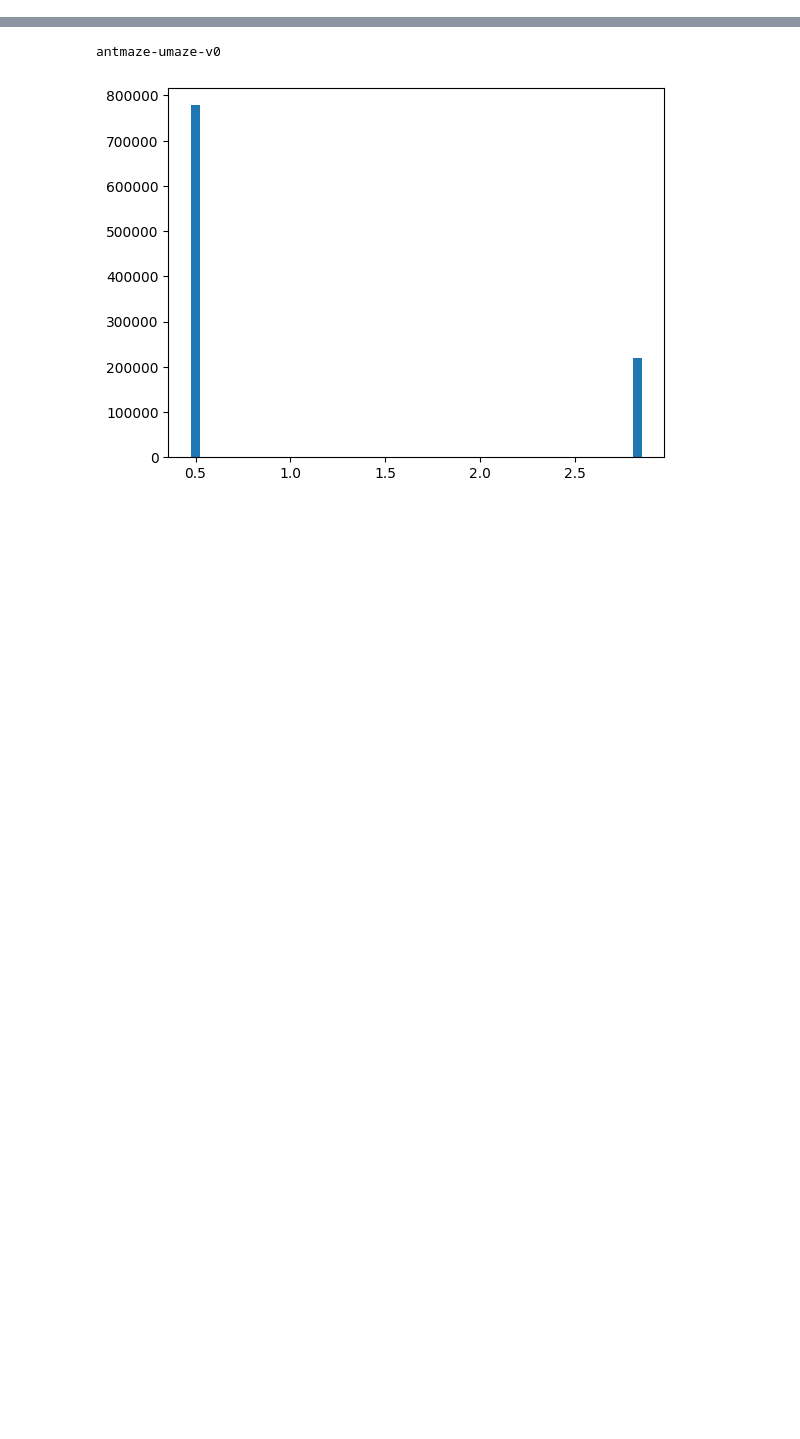
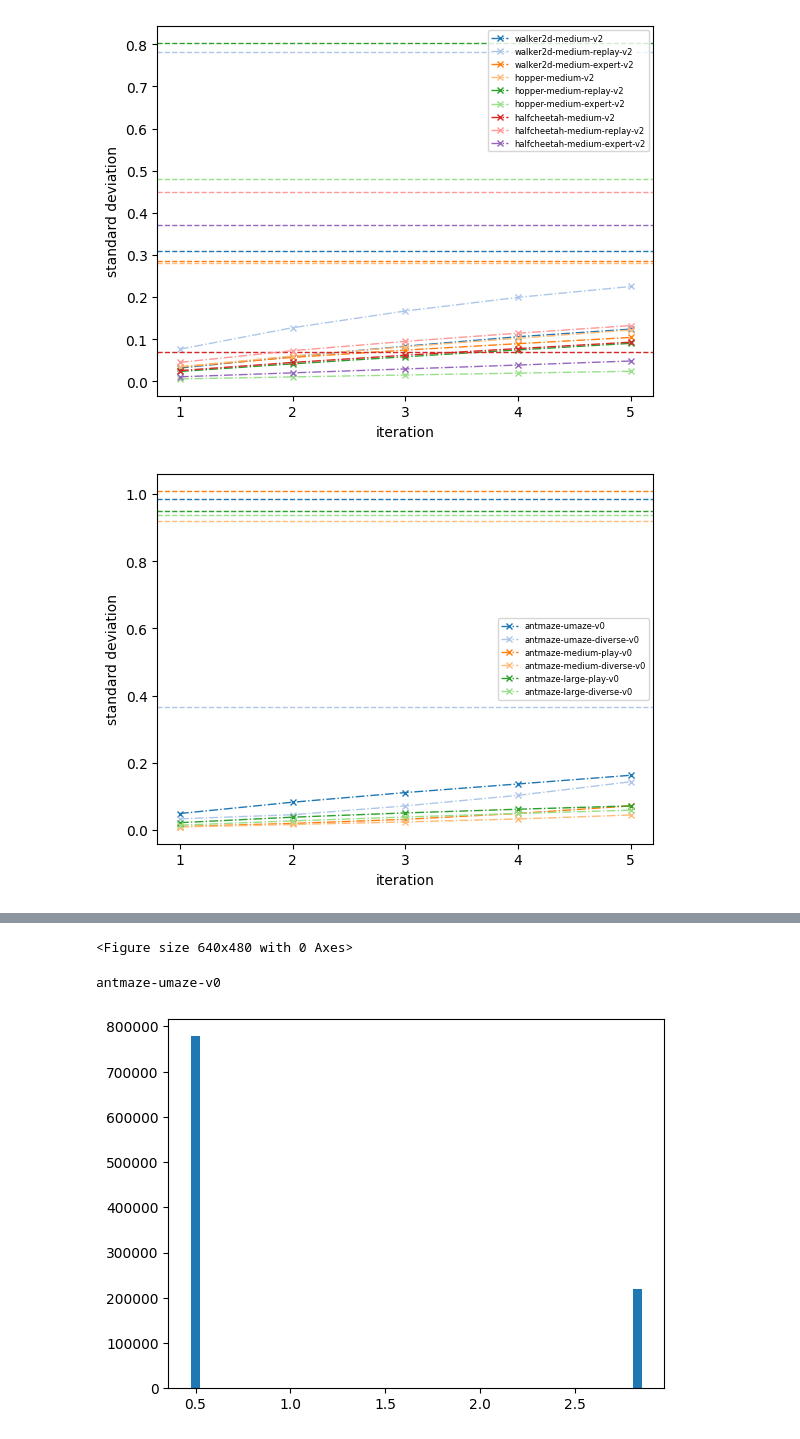
Before and after one commit to yueyang130/SEEM, a Jupyter notebook: load_weights.ipynb, the cells around one changed output, grey strips where cells are left out. Saved outputs shown, nothing was run; the diff lists cells and outputs as text; code cells hidden in the pictures; blank space fills up the shorter version.

Commit message:
plot std curve

```diff
--- a/load_weights.ipynb
+++ b/load_weights.ipynb
@@ -10,8 +10,8 @@ def load_weights(path):
     w = w / w.sum() * w.shape[0]
     return w
 
-def linear_weights(adv):
-    w = (adv - adv.min()) /  (adv.max() - adv.min()) + 0.2
+def linear_weights(adv, p_base):
+    w = (adv - adv.min()) /  (adv.max() - adv.min()) + p_base
     w = w / w.sum() * w.shape[0]
     return w
 
@@ -29,0 +88,37 @@ def vis(dist, bins):
+# %%
+import matplotlib.pyplot as plt
+
+def plot_multiple_curves(x, y_list, oracle_list, labels, colors):
+    for i in range(len(y_list)):
+        plt.plot(x, y_list[i], linestyle='-.', label=labels[i], color=colors[i], linewidth=1,
+            marker='x', markersize=4, markeredgewidth = 1,)
+        plt.axhline(y=oracle_list[i], linestyle='--', color=colors[i],linewidth=1)
+    plt.xticks(x)
+    plt.legend(prop={'size': 6})
+    plt.xlabel("iteration", fontsize = 10)
+    plt.ylabel("standard deviation", fontsize = 10)
+    plt.show()
+
+def call_plot(std):
+    x = [1, 2, 3, 4, 5]
+    labels =[]
+    y_list = []
+    oracle_list = []
+    for env, weights in std.items():
+        labels.append(env)
+        oracle_list.append(weights['return'])
+        y_list.append([weights[iter] for iter in x])
+    colors = ['#1f77b4', '#aec7e8', '#ff7f0e', '#ffbb78', '#2ca02c',
+'#98df8a', '#d62728', '#ff9896', '#9467bd', '#c5b0d5']
+
+    plot_multiple_curves(x, y_list, oracle_list, labels, colors)
+# %%
+call_plot(std1)
+plt.savefig("results/mujoco_std.pdf", format='pdf', dpi=1200, bbox_inches='tight')
+call_plot(std2)
+plt.savefig("results/antmaze_std.pdf", format='pdf', dpi=1200, bbox_inches='tight')
+call_plot(std3)
+plt.savefig("results/adroit_std.pdf", format='pdf', dpi=1200, bbox_inches='tight')
+# %% [output]
+[figure, added]
+[figure, added]
@@ -30,3 +126,4 @@ def vis(dist, bins):
+<Figure size 640x480 with 0 Axes>
 # %%
 iter = 1
 for env in ['antmaze-umaze-v0', 'antmaze-umaze-diverse-v0', 'antmaze-medium-play-v0',
```
Also changed, not shown: parts of 3 cells of this notebook, 2 other files.
